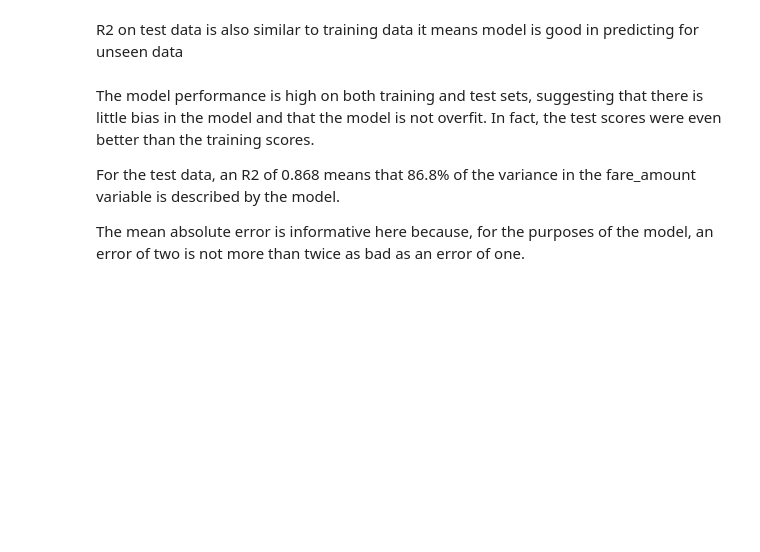
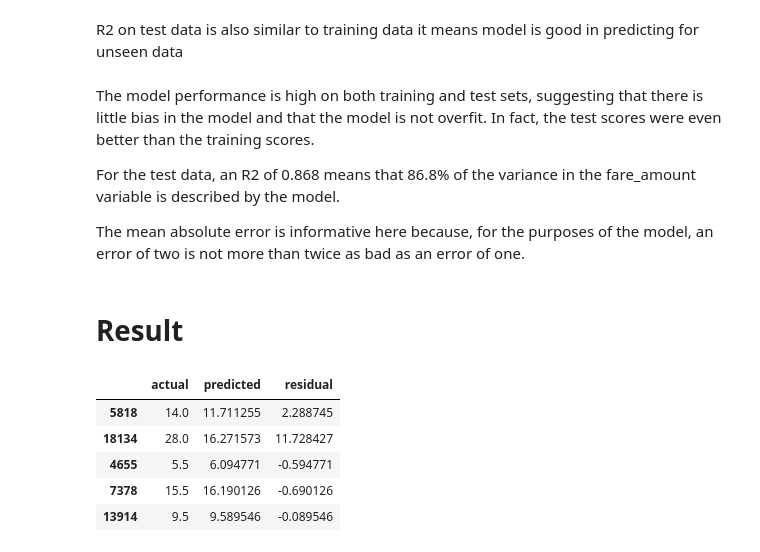
Before and after one commit to Rajnandanigithub/Regression_Analysis, a Jupyter notebook: New_york_Taxi_Fare_prediction.ipynb, the cells around one changed output. Drawn from its saved outputs; the diff is of its cells as text; code cells hidden in the pictures; blank space fills up the shorter version.

```diff
--- a/New_york_Taxi_Fare_prediction.ipynb
+++ b/New_york_Taxi_Fare_prediction.ipynb
@@ -690,3 +690,18 @@ The model performance is high on both training and test sets, suggesting that th
 For the test data, an R2 of 0.868 means that 86.8% of the variance in the fare_amount variable is described by the model.
 
 The mean absolute error is informative here because, for the purposes of the model, an error of two is not more than twice as bad as an error of one.
+# %% [markdown]
+# Result
+# %%
+# Create a `results` dataframe
+results = pd.DataFrame(data={'actual': y_test['fare_amount'],
+                             'predicted': y_pred_test.ravel()})
+results['residual'] = results['actual'] - results['predicted']
+results.head()
+# %% [output]
+|  | actual | predicted | residual |
+| 5818 | 14.0 | 11.711255 | 2.288745 |
+| 18134 | 28.0 | 16.271573 | 11.728427 |
+| 4655 | 5.5 | 6.094771 | -0.594771 |
+| 7378 | 15.5 | 16.190126 | -0.690126 |
+| 13914 | 9.5 | 9.589546 | -0.089546 |
```
Also changed, not shown: parts of 27 cells of this notebook.
